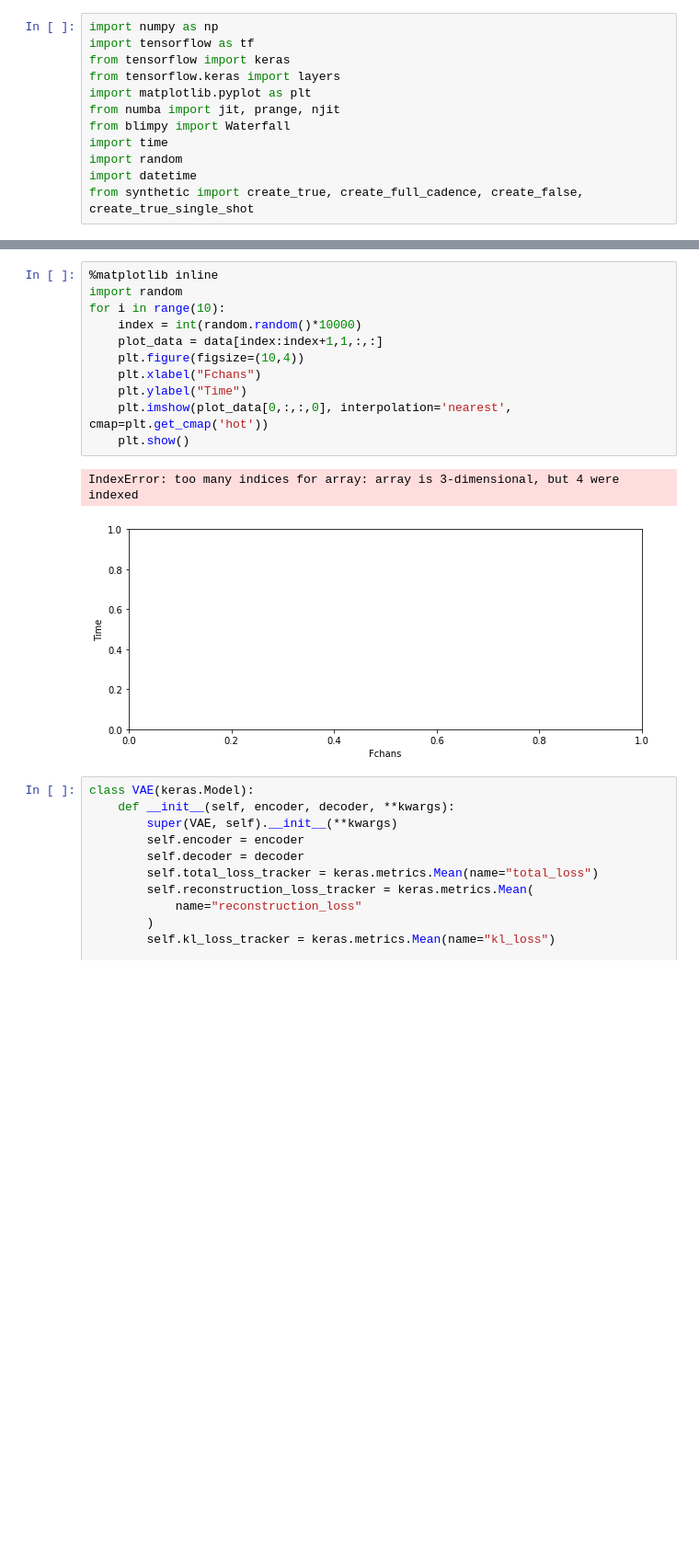
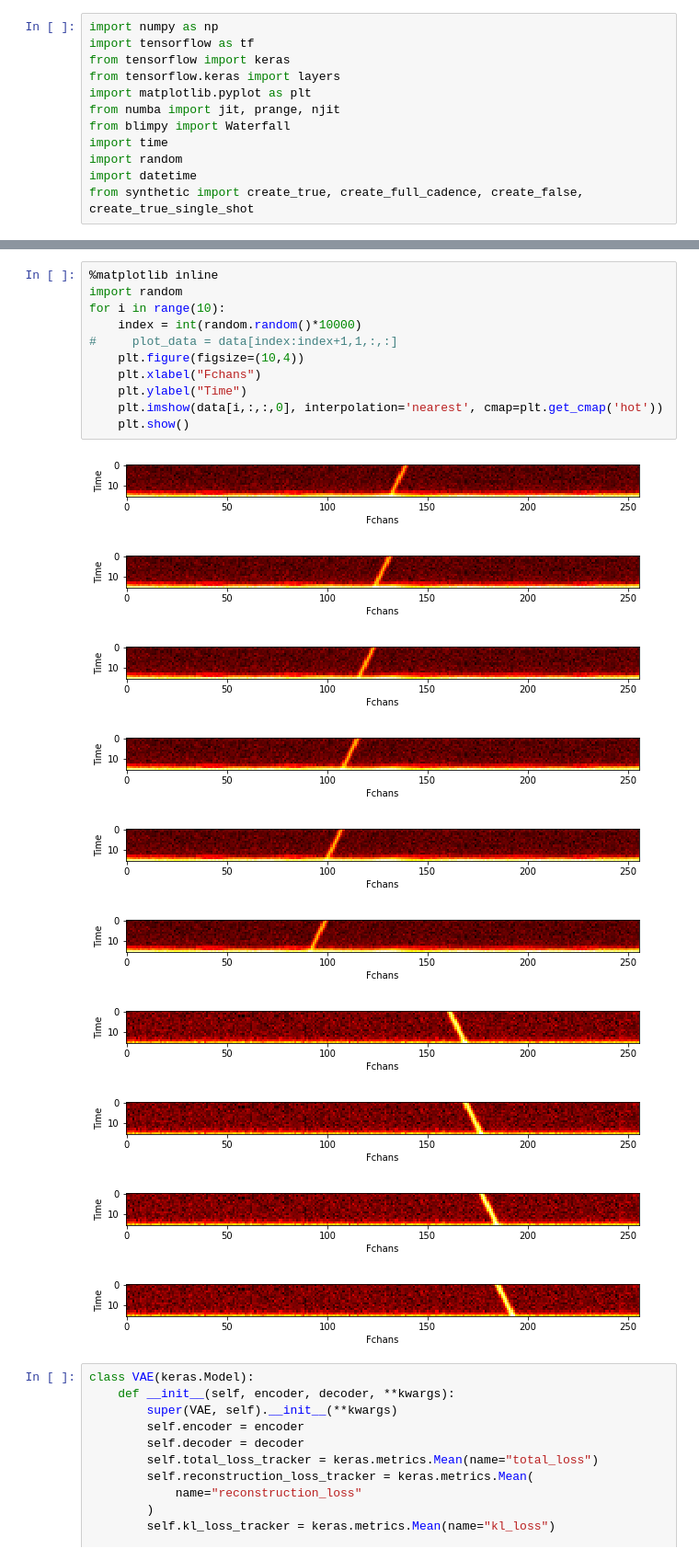
Before and after one commit to PetchMa/ML_GBT_SETI, a Jupyter notebook: test_bench/VAE_NEW_ACCELERATED-Copy1.ipynb, the cells around one changed output, grey strips where cells are left out. Shown at 92% size. Saved outputs shown, nothing was run; the diff lists cells and outputs as text; blank space fills up the shorter version.

```diff
--- a/test_bench/VAE_NEW_ACCELERATED-Copy1.ipynb
+++ b/test_bench/VAE_NEW_ACCELERATED-Copy1.ipynb
@@ -47,17 +50,25 @@ print(data.shape)
 # %%
 %matplotlib inline
 import random
 for i in range(10):
     index = int(random.random()*10000)
-    plot_data = data[index:index+1,1,:,:]
+#     plot_data = data[index:index+1,1,:,:]
     plt.figure(figsize=(10,4))
     plt.xlabel("Fchans")
     plt.ylabel("Time")
-    plt.imshow(plot_data[0,:,:,0], interpolation='nearest', cmap=plt.get_cmap('hot'))
+    plt.imshow(data[i,:,:,0], interpolation='nearest', cmap=plt.get_cmap('hot'))
     plt.show()
 # %% [output]
-IndexError: too many indices for array: array is 3-dimensional, but 4 were indexed
-[figure, old version]
+[figure, new version]
+[figure, added]
+[figure, added]
+[figure, added]
+[figure, added]
+[figure, added]
+[figure, added]
+[figure, added]
+[figure, added]
+[figure, added]
 # %%
 class VAE(keras.Model):
     def __init__(self, encoder, decoder, **kwargs):
```
Also changed, not shown: parts of 4 cells of this notebook, 11 other files.
